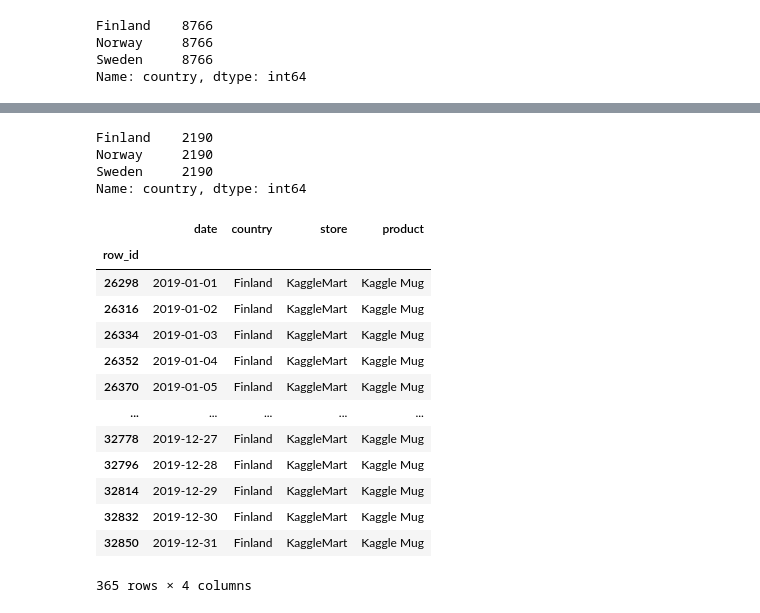
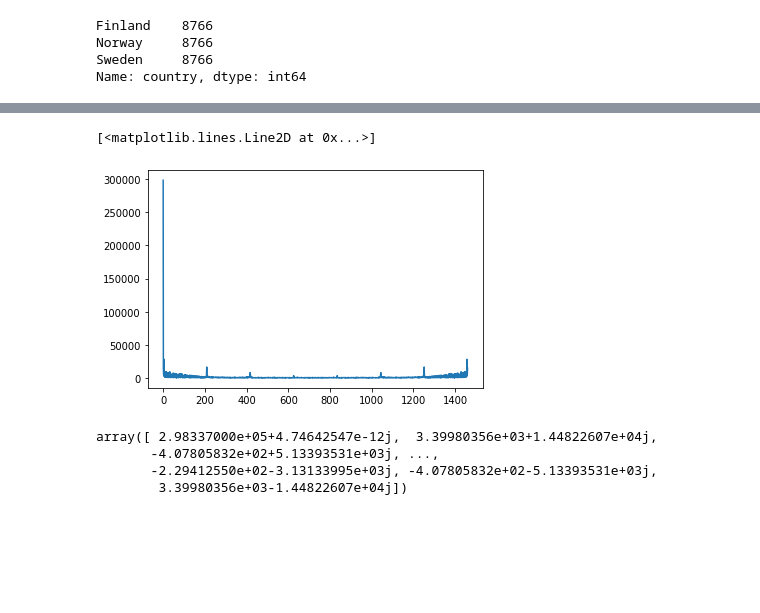
Before and after one commit to tornikeo/kaggle, a Jupyter notebook: tps-2022-eda-v2.ipynb, the cells around one changed output, grey strips where cells are left out. Drawn from its saved outputs; the diff is of its cells as text; code cells hidden in the pictures; blank space fills up the shorter version.

```diff
--- a/tps-2022-eda-v2.ipynb
+++ b/tps-2022-eda-v2.ipynb
@@ -119,24 +201,17 @@ Name: country, dtype: int64
+# %%
+
+# plt.plot(ts)
+fs = np.fft.fft(ts)
+plt.plot(np.abs(fs))
+# %% [output]
+[<matplotlib.lines.Line2D at 0x...>]
+[figure, added]
+# %%
+fs
+# %% [output]
+array([ 2.98337000e+05+4.74642547e-12j,  3.39980356e+03+1.44822607e+04j,
+       -4.07805832e+02+5.13393531e+03j, ...,
+       -2.29412550e+02-3.13133995e+03j, -4.07805832e+02-5.13393531e+03j,
+        3.39980356e+03-1.44822607e+04j])
 # %%
-test_full.country.value_counts()
+test_full
-# %% [output]
-Finland    2190
-Norway     2190
-Sweden     2190
-Name: country, dtype: int64
-# %%
-t
-# %% [output]
-|  | date | country | store | product |
-| row_id |  |  |  |  |
-| 26298 | 2019-01-01 | Finland | KaggleMart | Kaggle Mug |
-| 26316 | 2019-01-02 | Finland | KaggleMart | Kaggle Mug |
-| 26334 | 2019-01-03 | Finland | KaggleMart | Kaggle Mug |
-| 26352 | 2019-01-04 | Finland | KaggleMart | Kaggle Mug |
-| 26370 | 2019-01-05 | Finland | KaggleMart | Kaggle Mug |
-| ... | ... | ... | ... | ... |
-| 32778 | 2019-12-27 | Finland | KaggleMart | Kaggle Mug |
-| 32796 | 2019-12-28 | Finland | KaggleMart | Kaggle Mug |
-| 32814 | 2019-12-29 | Finland | KaggleMart | Kaggle Mug |
-| 32832 | 2019-12-30 | Finland | KaggleMart | Kaggle Mug |
-| 32850 | 2019-12-31 | Finland | KaggleMart | Kaggle Mug |
-365 rows × 4 columns
```
Also changed, not shown: parts of 15 cells of this notebook.
